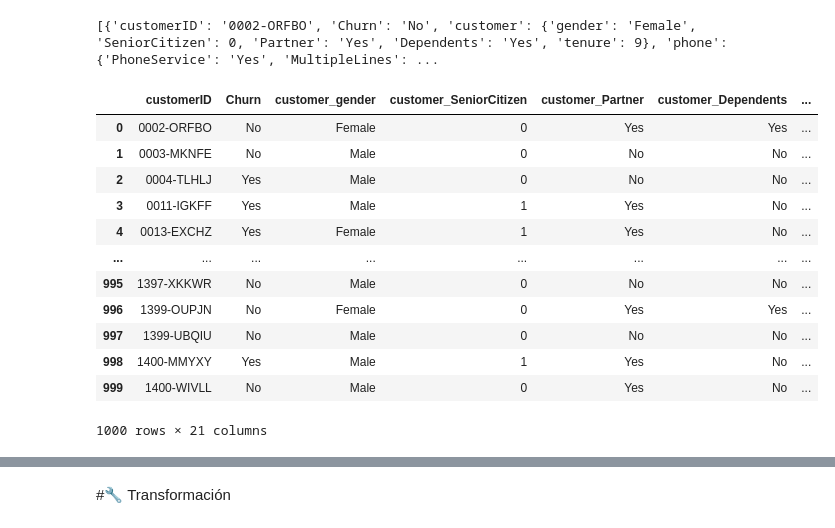
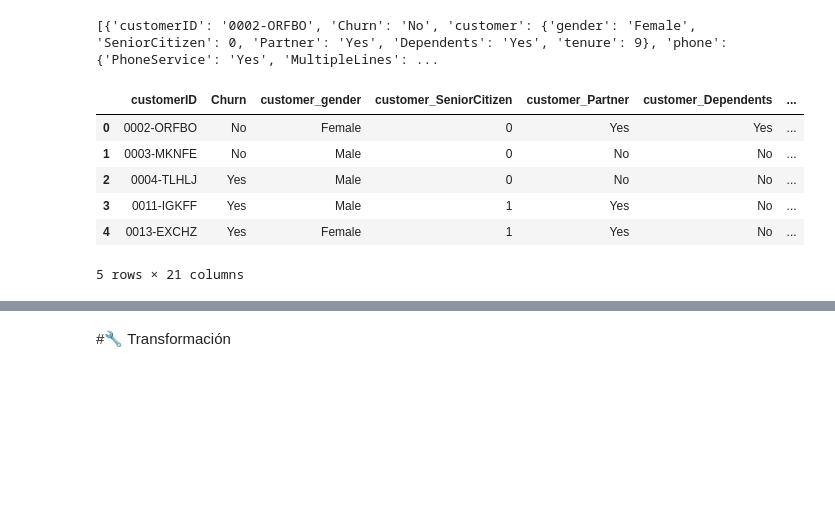
Before and after one commit to patricioterraza/TelecomX_LATAM, a Jupyter notebook: TelecomX_LATAM.ipynb, the cells around one changed output, grey strips where cells are left out. Cells and saved outputs as stored; diff of their text form; code cells hidden in the pictures; blank space fills up the shorter version.

```diff
--- a/TelecomX_LATAM.ipynb
+++ b/TelecomX_LATAM.ipynb
@@ -38,18 +38,12 @@ print(df)
 # %%
 #Extraer los diccionarios alojados en el dataset anterior, como si fueran columnas.
 datos = pd.json_normalize(df,sep='_')
-datos.head(1000)
+datos.head()
 # %% [output]
 |  | customerID | Churn | customer_gender | customer_SeniorCitizen | customer_Partner | customer_Dependents | ... |
 | 0 | 0002-ORFBO | No | Female | 0 | Yes | Yes | ... |
 | 1 | 0003-MKNFE | No | Male | 0 | No | No | ... |
 | 2 | 0004-TLHLJ | Yes | Male | 0 | No | No | ... |
 | 3 | 0011-IGKFF | Yes | Male | 1 | Yes | No | ... |
 | 4 | 0013-EXCHZ | Yes | Female | 1 | Yes | No | ... |
-| ... | ... | ... | ... | ... | ... | ... | ... |
-| 995 | 1397-XKKWR | No | Male | 0 | No | No | ... |
-| 996 | 1399-OUPJN | No | Female | 0 | Yes | Yes | ... |
-| 997 | 1399-UBQIU | No | Male | 0 | No | No | ... |
-| 998 | 1400-MMYXY | Yes | Male | 1 | Yes | No | ... |
-| 999 | 1400-WIVLL | No | Male | 0 | Yes | No | ... |
-1000 rows × 21 columns
+5 rows × 21 columns
```
Also changed, not shown: parts of 3 cells of this notebook.
